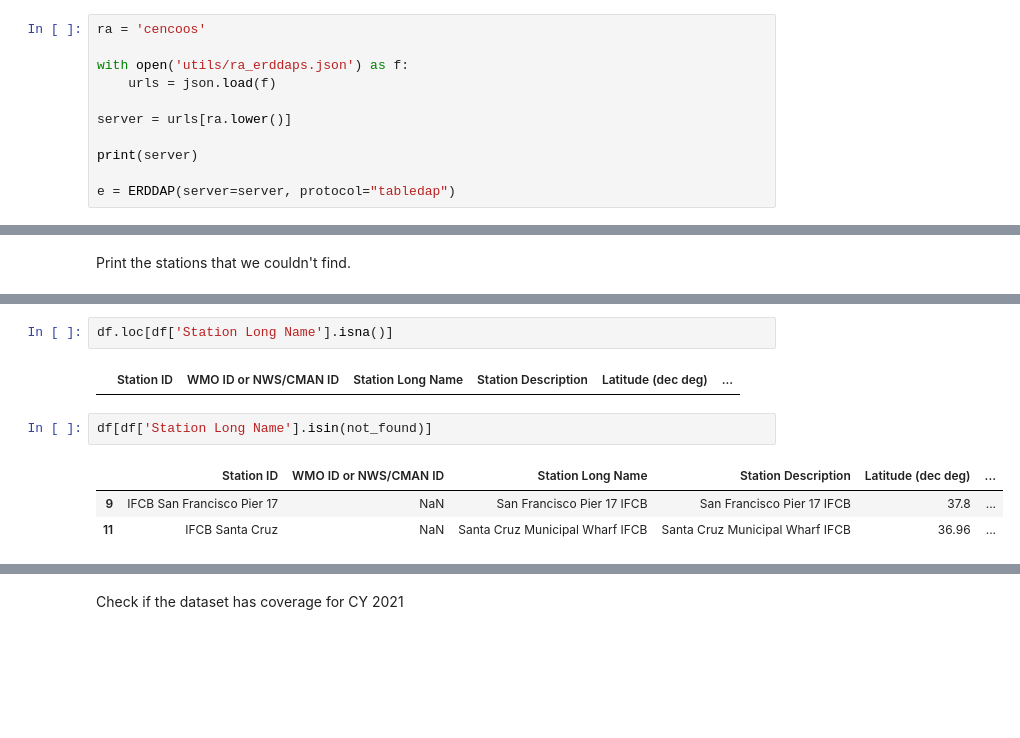
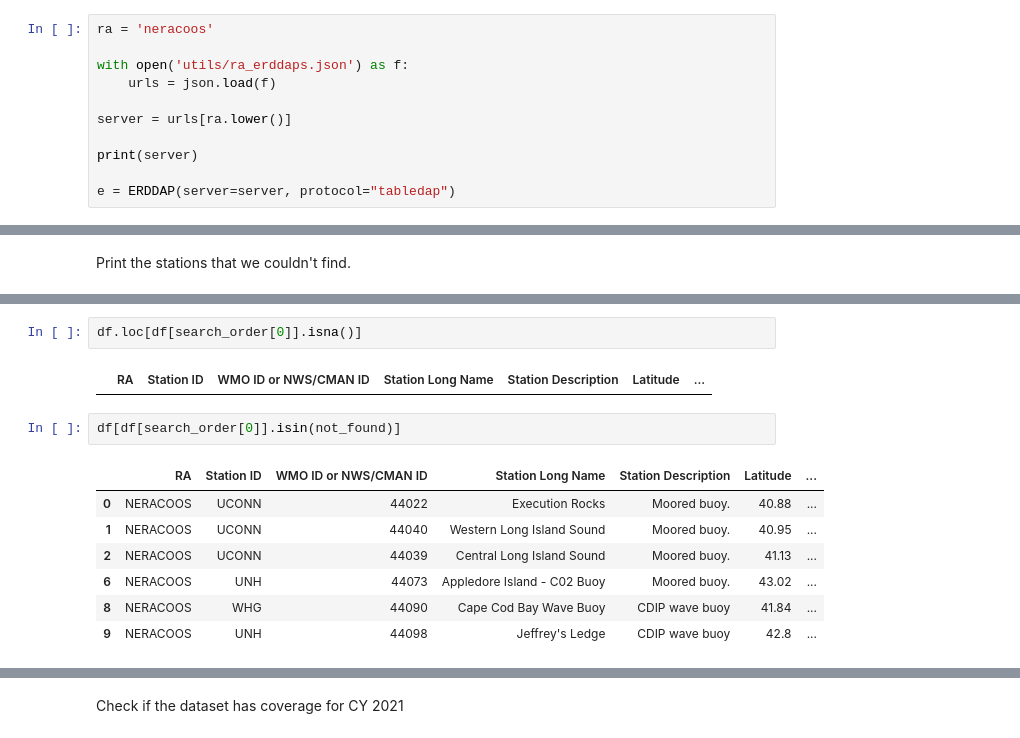
Before and after one commit to ioos/ioos-asset-inventory, a Jupyter notebook: spot_check_stations.ipynb, the cells around one changed output, grey strips where cells are left out. Cells and saved outputs as stored; diff of their text form; blank space fills up the shorter version.

Commit message:
completed NERACOOS closes #24

```diff
--- a/spot_check_stations.ipynb
+++ b/spot_check_stations.ipynb
@@ -8,7 +8,7 @@ import json
 # %% [markdown]
 Configure the ERDDAP to search
 # %%
-ra = 'cencoos'
+ra = 'neracoos'
 
 with open('utils/ra_erddaps.json') as f:
     urls = json.load(f)
@@ -188,13 +191,17 @@ len(found)
 # %%
-df.loc[df['Station Long Name'].isna()]
+df.loc[df[search_order[0]].isna()]
 # %% [output]
-|  | Station ID | WMO ID or NWS/CMAN ID | Station Long Name | Station Description | Latitude (dec deg) | ... |
+|  | RA | Station ID | WMO ID or NWS/CMAN ID | Station Long Name | Station Description | Latitude | ... |
 # %%
-df[df['Station Long Name'].isin(not_found)]
+df[df[search_order[0]].isin(not_found)]
 # %% [output]
-|  | Station ID | WMO ID or NWS/CMAN ID | Station Long Name | Station Description | Latitude (dec deg) | ... |
-| 9 | IFCB San Francisco Pier 17 | NaN | San Francisco Pier 17 IFCB | San Francisco Pier 17 IFCB | 37.8 | ... |
-| 11 | IFCB Santa Cruz | NaN | Santa Cruz Municipal Wharf IFCB | Santa Cruz Municipal Wharf IFCB | 36.96 | ... |
+|  | RA | Station ID | WMO ID or NWS/CMAN ID | Station Long Name | Station Description | Latitude | ... |
+| 0 | NERACOOS | UCONN | 44022 | Execution Rocks | Moored buoy. | 40.88 | ... |
+| 1 | NERACOOS | UCONN | 44040 | Western Long Island Sound | Moored buoy. | 40.95 | ... |
+| 2 | NERACOOS | UCONN | 44039 | Central Long Island Sound | Moored buoy. | 41.13 | ... |
+| 6 | NERACOOS | UNH | 44073 | Appledore Island - C02 Buoy | Moored buoy. | 43.02 | ... |
+| 8 | NERACOOS | WHG | 44090 | Cape Cod Bay Wave Buoy | CDIP wave buoy | 41.84 | ... |
+| 9 | NERACOOS | UNH | 44098 | Jeffrey's Ledge | CDIP wave buoy | 42.8 | ... |
 # %%
 #found.pop('HTLPWES')
 found
```
Also changed, not shown: parts of 12 cells of this notebook, 1 other file.
